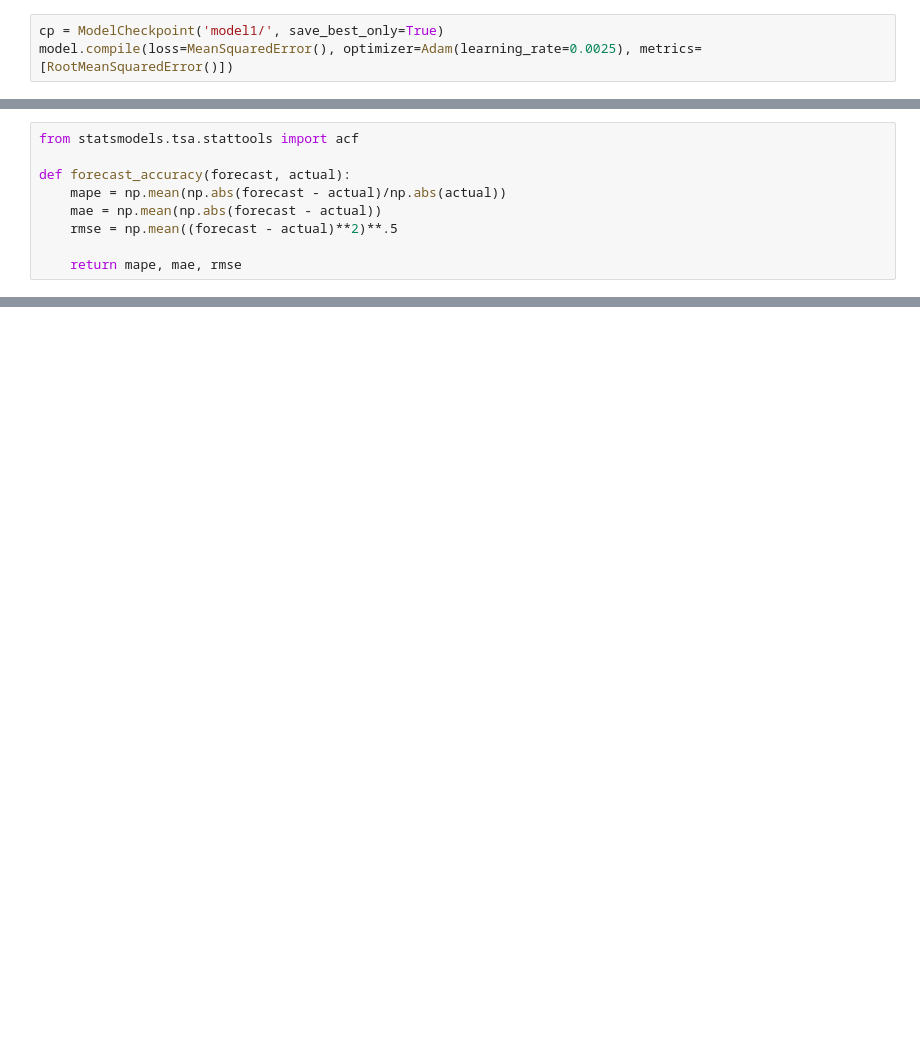
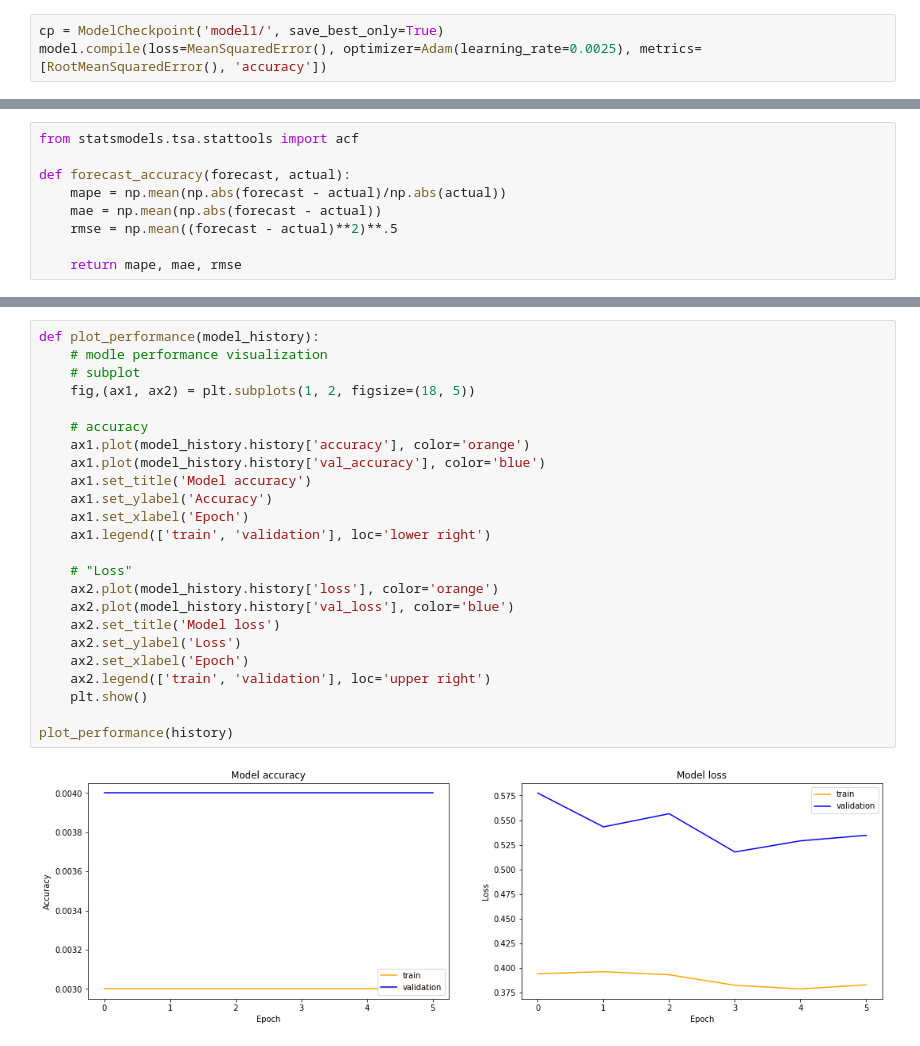
Before and after one commit to Malekkamoua/Android-Kotlin-Quiz-app-my-space, a Jupyter notebook: 5_Forecasting | LSTM.ipynb, the cells around one changed output, grey strips where cells are left out. Saved outputs shown, nothing was run; the diff lists cells and outputs as text; blank space fills up the shorter version.

```diff
--- a/5_Forecasting | LSTM.ipynb
+++ b/5_Forecasting | LSTM.ipynb
@@ -72,5 +76,5 @@ Non-trainable params: 0
 _________________________________________________________________
 # %%
 cp = ModelCheckpoint('model1/', save_best_only=True)
-model.compile(loss=MeanSquaredError(), optimizer=Adam(learning_rate=0.0025), metrics=[RootMeanSquaredError()])
+model.compile(loss=MeanSquaredError(), optimizer=Adam(learning_rate=0.0025), metrics=[RootMeanSquaredError(), 'accuracy'])
 # %%
@@ -141,0 +143,26 @@ plt.show()
+# %%
+def plot_performance(model_history):
+    # modle performance visualization
+    # subplot
+    fig,(ax1, ax2) = plt.subplots(1, 2, figsize=(18, 5))
+
+    # accuracy
+    ax1.plot(model_history.history['accuracy'], color='orange')
+    ax1.plot(model_history.history['val_accuracy'], color='blue')
+    ax1.set_title('Model accuracy')
+    ax1.set_ylabel('Accuracy')
+    ax1.set_xlabel('Epoch')
+    ax1.legend(['train', 'validation'], loc='lower right')
+
+    # "Loss"
+    ax2.plot(model_history.history['loss'], color='orange')
+    ax2.plot(model_history.history['val_loss'], color='blue')
+    ax2.set_title('Model loss')
+    ax2.set_ylabel('Loss')
+    ax2.set_xlabel('Epoch')
+    ax2.legend(['train', 'validation'], loc='upper right')
+    plt.show()
+
+plot_performance(history)
+# %% [output]
+[figure, added]
```
Also changed, not shown: parts of 6 cells of this notebook.
